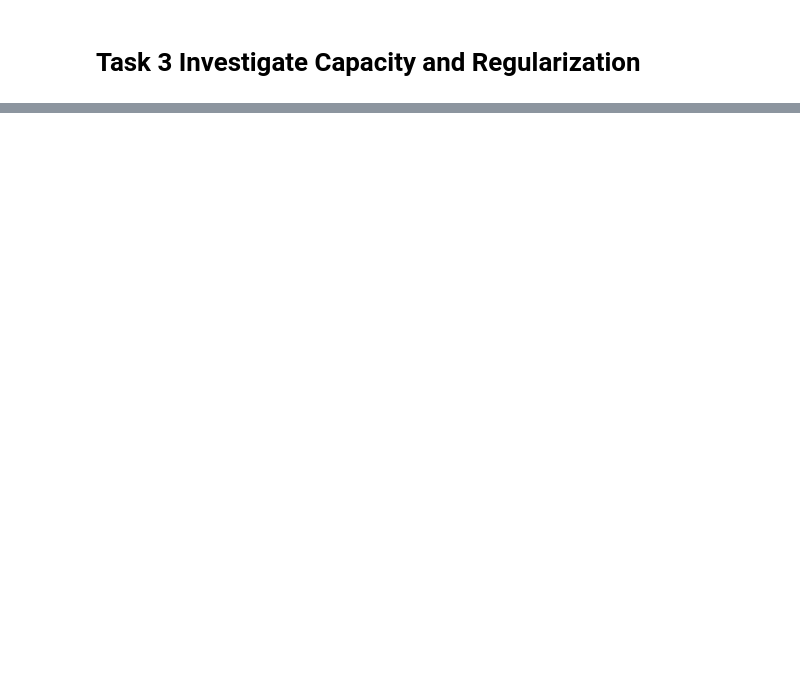
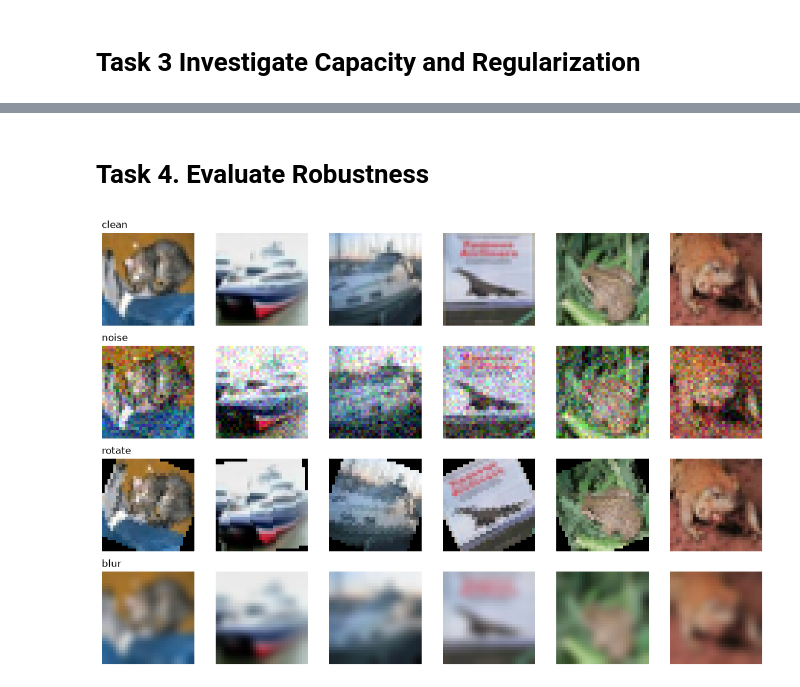
Before and after one commit to emyemy89/scalable-ml-id2223, a Jupyter notebook: lab1.ipynb, the cells around one changed output, grey strips where cells are left out. Saved outputs shown, nothing was run; the diff lists cells and outputs as text; code cells hidden in the pictures; blank space fills up the shorter version.

Commit message:
corrected task 3. basic task 4

```diff
--- a/lab1.ipynb
+++ b/lab1.ipynb
@@ -562,0 +578,2 @@ resnet_l2 best val acc: 0.8087 | time: 197s | params: 11,173,962
+# %% [markdown]
+# Task 4. Evaluate Robustness
@@ -562,0 +605,43 @@ resnet_l2 best val acc: 0.8087 | time: 197s | params: 11,173,962
+# %%
+#Now create the corrupted evaluation dataset - #DO ONLY ONCE
+#uses seed so it is reproducable
+
+def make_corrupted_sets(dataset, seed=587):
+    g = torch.Generator().manual_seed(seed)
+    imgs = torch.stack([dataset[i][0] for i in range(len(dataset))])
+    labels = torch.tensor(dataset.targets)
+
+    # 1) Gaussian noise: add random noise to every pixel, then clip back to [0,1]
+    noise = torch.randn(imgs.shape, generator=g) * 0.1
+    noisy = (imgs + noise).clamp(0, 1)
+
+    # 2) Rotation: each image gets its own random angle in [-30, 30] degrees
+    angles = (torch.rand(len(imgs), generator=g) * 60 - 30).tolist()
+    rotated = torch.stack([TF.rotate(img, a) for img, a in zip(imgs, angles)])
+
+    # 3) Blur: smooths out fine detail
+    blurred = TF.gaussian_blur(imgs, kernel_size=5, sigma=1.5)
+
+    return {
+        "clean": TensorDataset(imgs, labels),
+        "noise": TensorDataset(noisy, labels),
+        "rotate": TensorDataset(rotated, labels),
+        "blur": TensorDataset(blurred, labels),
+    }
+
+corrupted_sets = make_corrupted_sets(test_dataset)
+corrupted_loaders = {name: DataLoader(ds, batch_size=128, shuffle=False)
+                     for name, ds in corrupted_sets.items()}
+# %%
+# Visualize
+fig, axes = plt.subplots(4, 6, figsize=(12, 8))
+for row, (name, ds) in enumerate(corrupted_sets.items()):
+    for col in range(6):
+        img, label = ds[col]
+        axes[row, col].imshow(img.permute(1, 2, 0))   # (C,H,W) -> (H,W,C) for matplotlib
+        axes[row, col].axis("off")
+        if col == 0:
+            axes[row, col].set_title(name, loc="left")
+plt.tight_layout(); plt.show()
+# %% [output]
+[figure, added]
```
Also changed, not shown: parts of 16 cells of this notebook.
